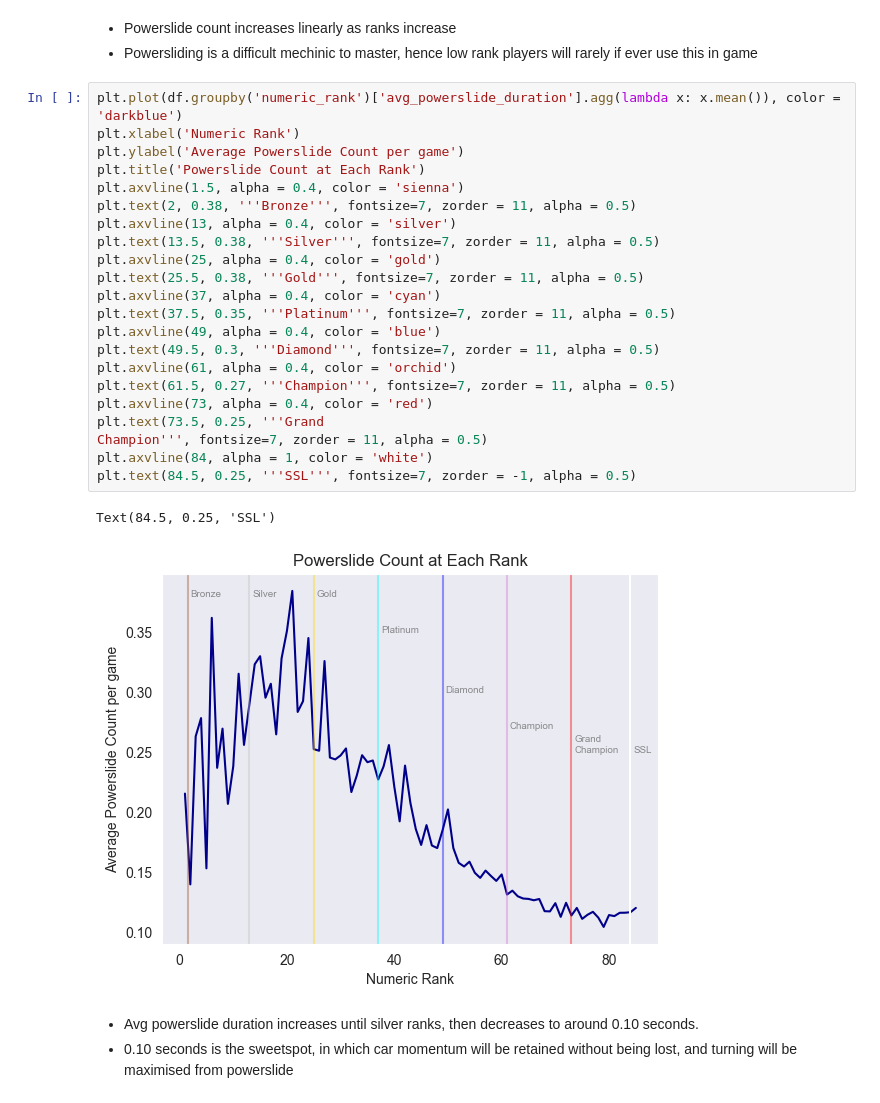
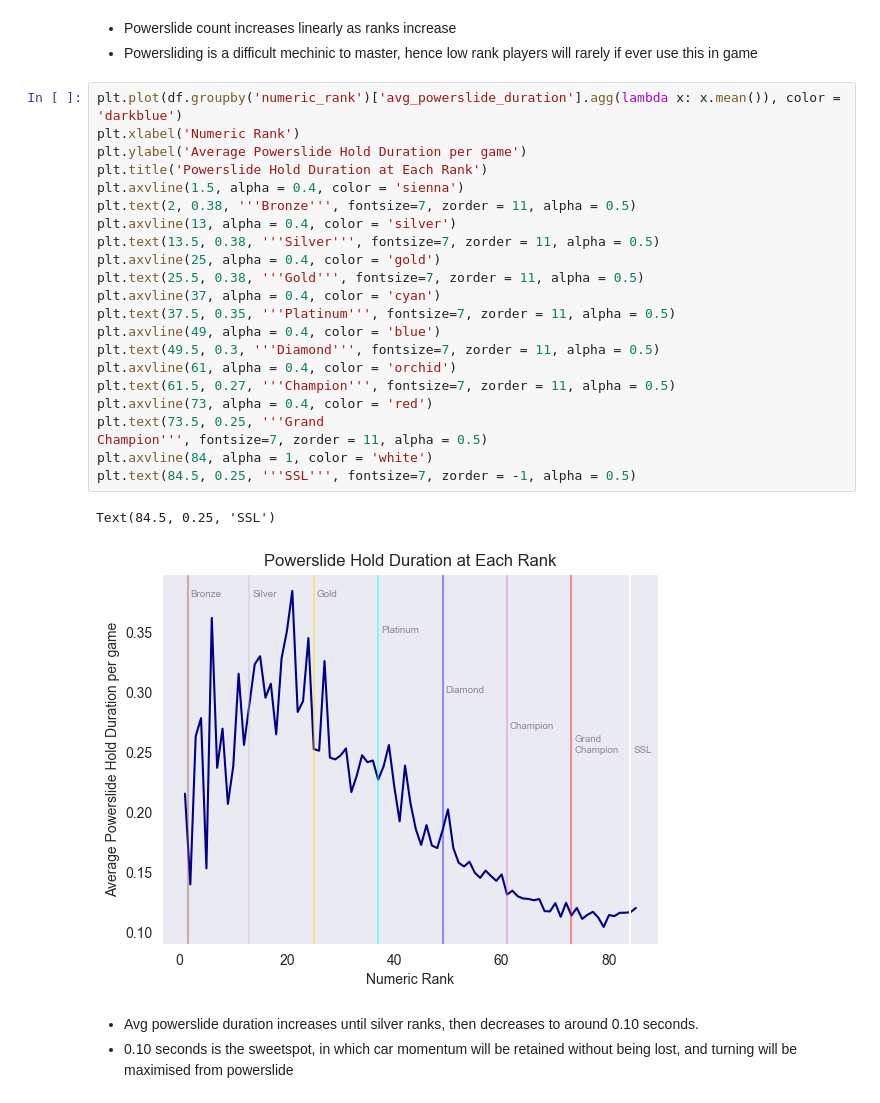
Before and after one commit to boay00/capstone-GA, a Jupyter notebook: 2-cleaning-EDA/code/all-ranks-EDA.ipynb, the cells around one changed output. Cells and saved outputs as stored; diff of their text form.

```diff
--- a/2-cleaning-EDA/code/all-ranks-EDA.ipynb
+++ b/2-cleaning-EDA/code/all-ranks-EDA.ipynb
@@ -143,28 +143,28 @@ Text(84.5, 63, 'SSL')
 # %%
 plt.plot(df.groupby('numeric_rank')['avg_powerslide_duration'].agg(lambda x: x.mean()), color = 'darkblue')
 plt.xlabel('Numeric Rank')
-plt.ylabel('Average Powerslide Count per game')
-plt.title('Powerslide Count at Each Rank')
+plt.ylabel('Average Powerslide Hold Duration per game')
+plt.title('Powerslide Hold Duration at Each Rank')
 plt.axvline(1.5, alpha = 0.4, color = 'sienna')
 plt.text(2, 0.38, '''Bronze''', fontsize=7, zorder = 11, alpha = 0.5)
 plt.axvline(13, alpha = 0.4, color = 'silver')
 plt.text(13.5, 0.38, '''Silver''', fontsize=7, zorder = 11, alpha = 0.5)
 plt.axvline(25, alpha = 0.4, color = 'gold')
 plt.text(25.5, 0.38, '''Gold''', fontsize=7, zorder = 11, alpha = 0.5)
 plt.axvline(37, alpha = 0.4, color = 'cyan')
 plt.text(37.5, 0.35, '''Platinum''', fontsize=7, zorder = 11, alpha = 0.5)
 plt.axvline(49, alpha = 0.4, color = 'blue')
 plt.text(49.5, 0.3, '''Diamond''', fontsize=7, zorder = 11, alpha = 0.5)
 plt.axvline(61, alpha = 0.4, color = 'orchid')
 plt.text(61.5, 0.27, '''Champion''', fontsize=7, zorder = 11, alpha = 0.5)
 plt.axvline(73, alpha = 0.4, color = 'red')
 plt.text(73.5, 0.25, '''Grand
 Champion''', fontsize=7, zorder = 11, alpha = 0.5)
 plt.axvline(84, alpha = 1, color = 'white')
 plt.text(84.5, 0.25, '''SSL''', fontsize=7, zorder = -1, alpha = 0.5)
 # %% [output]
 Text(84.5, 0.25, 'SSL')
-[figure, old version]
+[figure, new version]
 # %% [markdown]
 - Avg powerslide duration increases until silver ranks, then decreases to around 0.10 seconds.
 - 0.10 seconds is the sweetspot, in which car momentum will be retained without being lost, and turning will be maximised from powerslide
```
Also changed, not shown: 7 other files.
